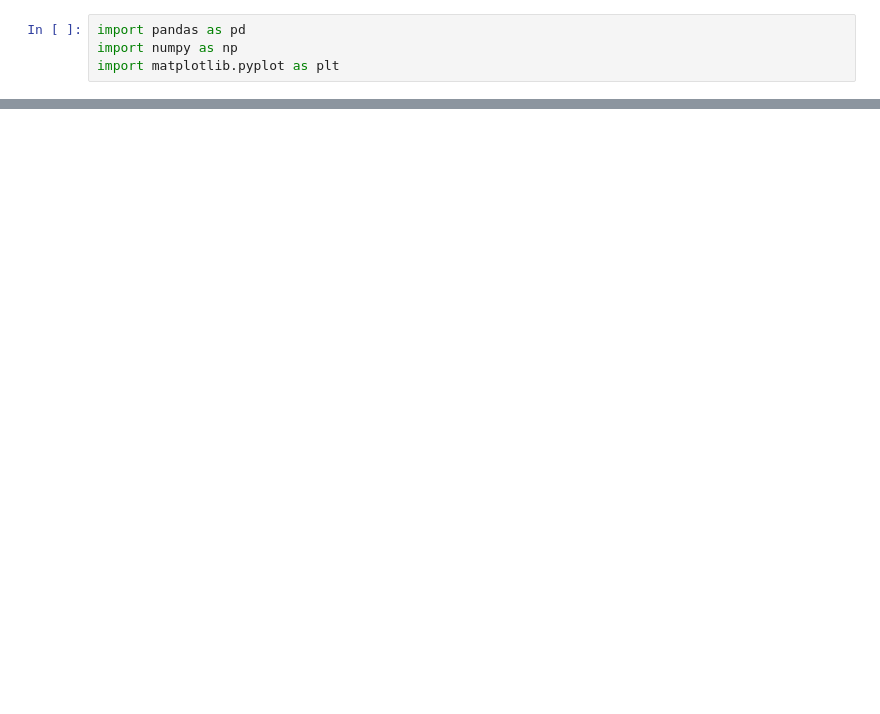
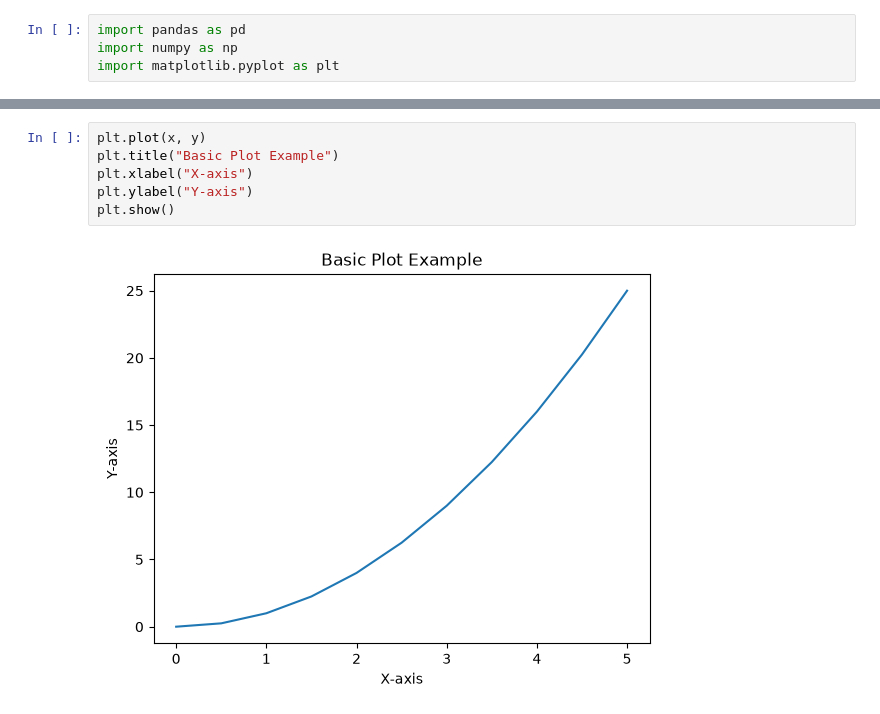
Before and after one commit to pratham1659/DSA-In-Python-GenAI, a Jupyter notebook: 02_DataScience/03_DataVisualization/02_Matplotlib.ipynb, the cells around one changed output, grey strips where cells are left out. Cells and saved outputs as stored; diff of their text form; blank space fills up the shorter version.

Commit message:
notes updated in data visualization in machine learning

```diff
--- a/02_DataScience/03_DataVisualization/02_Matplotlib.ipynb
+++ b/02_DataScience/03_DataVisualization/02_Matplotlib.ipynb
@@ -192,0 +33,8 @@ ax.plot(xaxis, xaxis+16, color="purple", lw=1, ls='-', marker='s', markersize=8,
+# %%
+plt.plot(x, y)
+plt.title("Basic Plot Example")
+plt.xlabel("X-axis")
+plt.ylabel("Y-axis")
+plt.show()
+# %% [output]
+[figure, added]
```
Also changed, not shown: parts of 65 cells of this notebook, 5 other files.
